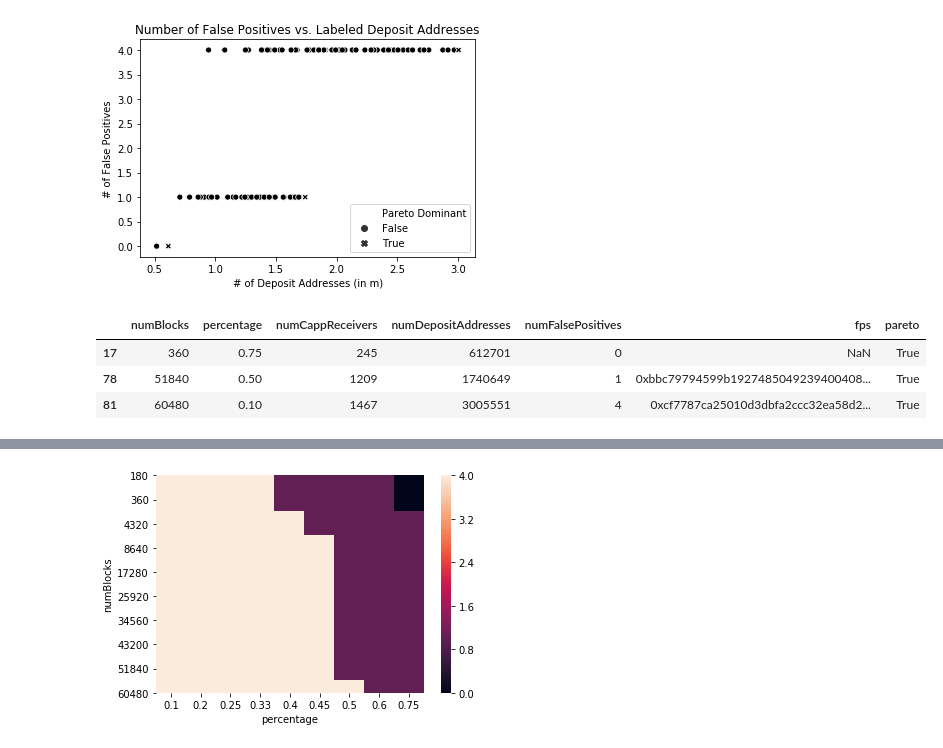
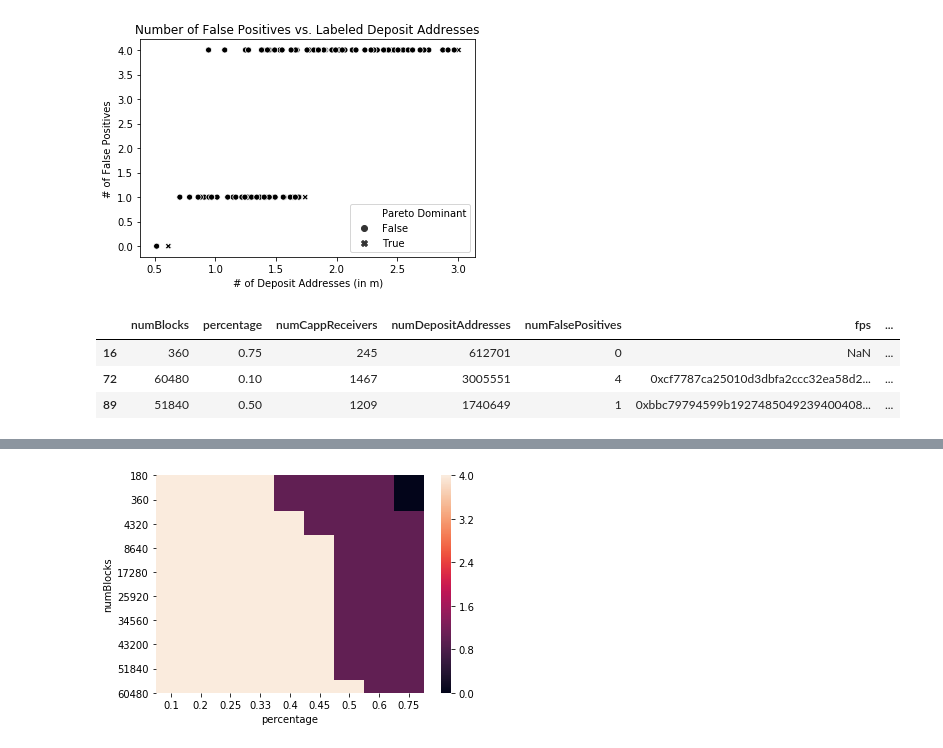
Before and after one commit to daniel-wenzel/polonius, a Jupyter notebook: jupyter/Deposit Clustering Results.ipynb, the cells around one changed output, grey strips where cells are left out. Saved outputs shown, nothing was run; the diff lists cells and outputs as text; code cells hidden in the pictures.

```diff
--- a/jupyter/Deposit Clustering Results.ipynb
+++ b/jupyter/Deposit Clustering Results.ipynb
@@ -42,5 +43,5 @@ order by matchedPercentage
 # %%
-data = pd.read_csv('../expOutput_v2.csv')
+data = pd.read_csv('../expOutput_v3.csv')
 
 
 def identify_pareto(data):
@@ -79,9 +80,9 @@ plt.savefig('fig.pdf')
 # %% [output]
 [figure]
 # %%
-data[data['pareto']]
+data[data['Pareto Dominant']]
 # %% [output]
-|  | numBlocks | percentage | numCappReceivers | numDepositAddresses | numFalsePositives | fps | pareto |
-| 17 | 360 | 0.75 | 245 | 612701 | 0 | NaN | True |
-| 78 | 51840 | 0.50 | 1209 | 1740649 | 1 | 0xbbc79794599b1927485049239400408... | True |
-| 81 | 60480 | 0.10 | 1467 | 3005551 | 4 | 0xcf7787ca25010d3dbfa2ccc32ea58d2... | True |
+|  | numBlocks | percentage | numCappReceivers | numDepositAddresses | numFalsePositives | fps | ... |
+| 16 | 360 | 0.75 | 245 | 612701 | 0 | NaN | ... |
+| 72 | 60480 | 0.10 | 1467 | 3005551 | 4 | 0xcf7787ca25010d3dbfa2ccc32ea58d2... | ... |
+| 89 | 51840 | 0.50 | 1209 | 1740649 | 1 | 0xbbc79794599b1927485049239400408... | ... |
```
Also changed, not shown: parts of 17 cells of this notebook, 10 other files.
